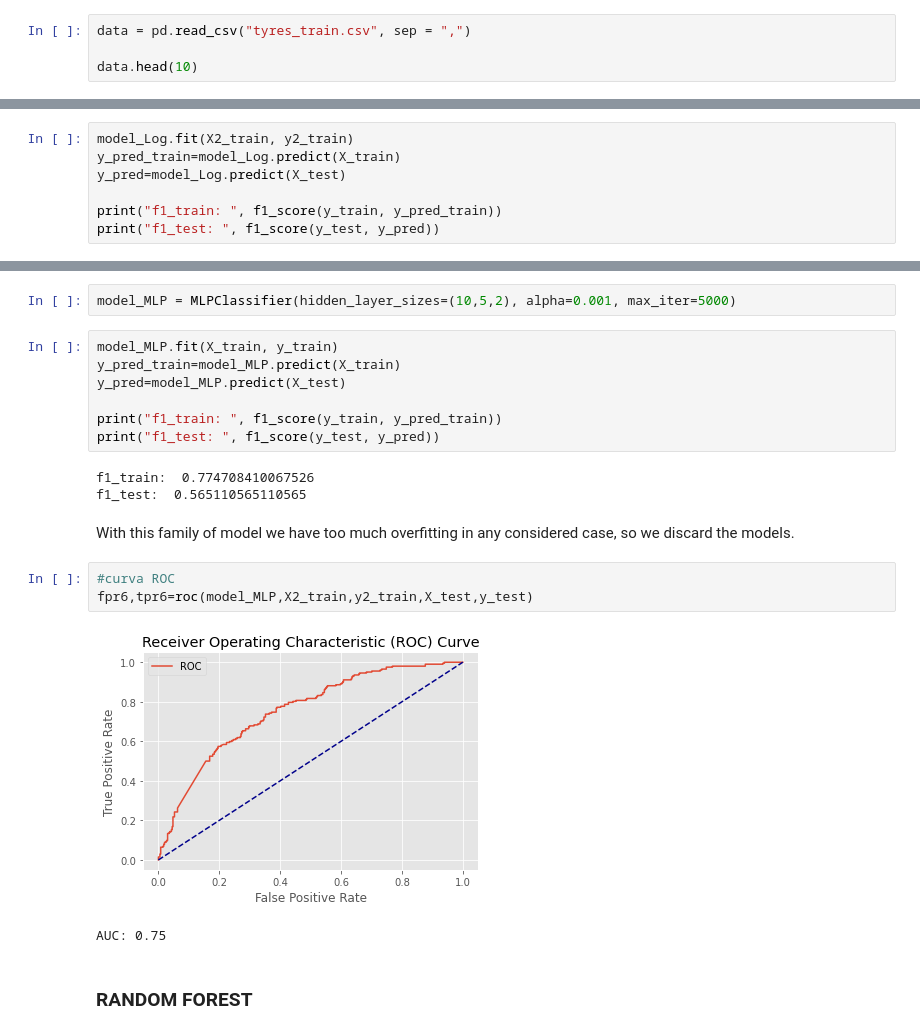
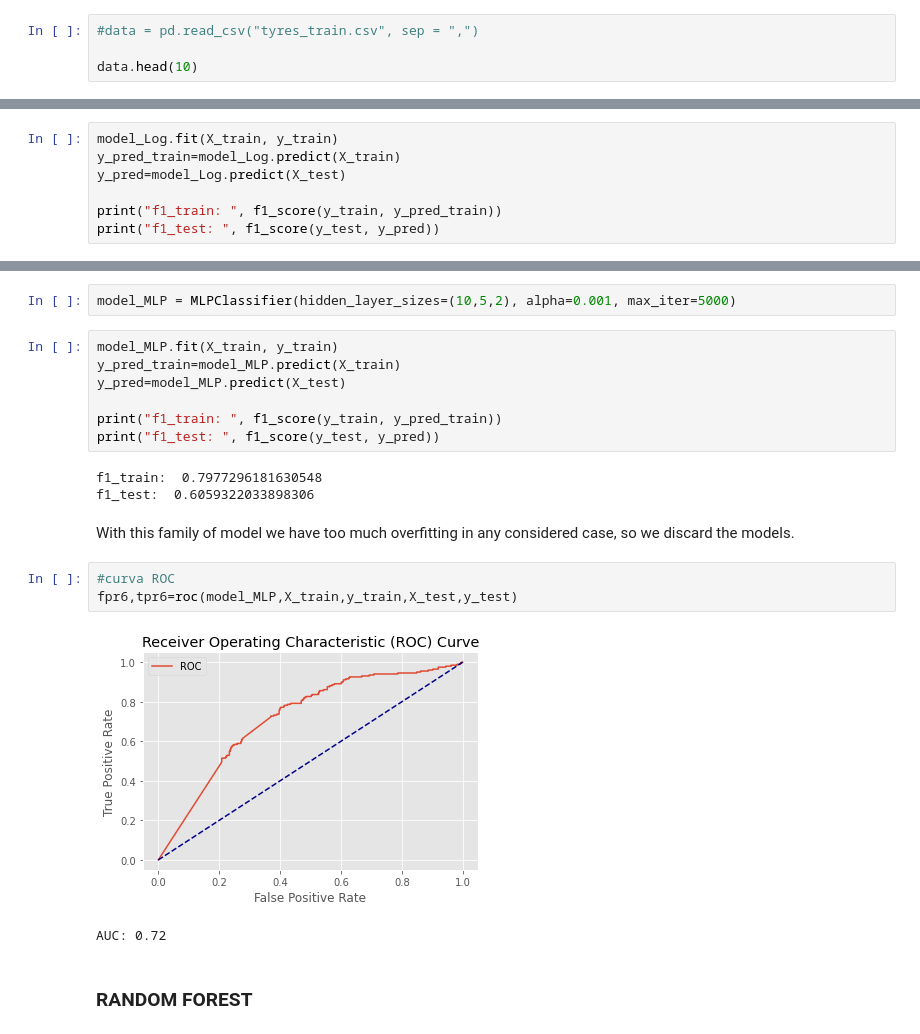
Before and after one commit to ludovicaverde/MachineLearing_project, a Jupyter notebook: Final Report 2.ipynb, the cells around one changed output, grey strips where cells are left out. Drawn from its saved outputs; the diff is of its cells as text.

```diff
--- a/Final Report 2.ipynb
+++ b/Final Report 2.ipynb
@@ -29,7 +29,7 @@ data.head(10)
 | 8 | 17.616 | 25 | 1 | 0.16 | 0.01 | -6.88 | 0 | 1 | ... |
 | 9 | 17.370 | 34 | 0 | 0.27 | 0.01 | -1.28 | 2 | 0 | ... |
 # %%
-data = pd.read_csv("tyres_train.csv", sep = ",")
+#data = pd.read_csv("tyres_train.csv", sep = ",")
 
 data.head(10)
 # %% [output]
@@ -791,7 +791,7 @@ weighted avg       0.72      0.72      0.72       600
 # %%
 model_Log = LogisticRegression(C=10, max_iter=500,penalty='l2')
 # %%
-model_Log.fit(X2_train, y2_train)
+model_Log.fit(X_train, y_train)
 y_pred_train=model_Log.predict(X_train)
 y_pred=model_Log.predict(X_test)
 
@@ -919,16 +919,16 @@ y_pred=model_MLP.predict(X_test)
 print("f1_train: ", f1_score(y_train, y_pred_train))
 print("f1_test: ", f1_score(y_test, y_pred))
 # %% [output]
-f1_train:  0.774708410067526
-f1_test:  0.565110565110565
+f1_train:  0.7977296181630548
+f1_test:  0.6059322033898306
 # %% [markdown]
 With this family of model we have too much overfitting in any considered case, so we discard the models.
 # %%
 #curva ROC
-fpr6,tpr6=roc(model_MLP,X2_train,y2_train,X_test,y_test)
+fpr6,tpr6=roc(model_MLP,X_train,y_train,X_test,y_test)
 # %% [output]
-[figure, old version]
+[figure, new version]
-AUC: 0.75
+AUC: 0.72
 # %% [markdown]
 ### RANDOM FOREST
 # %%
```
Also changed, not shown: parts of 20 cells of this notebook.
